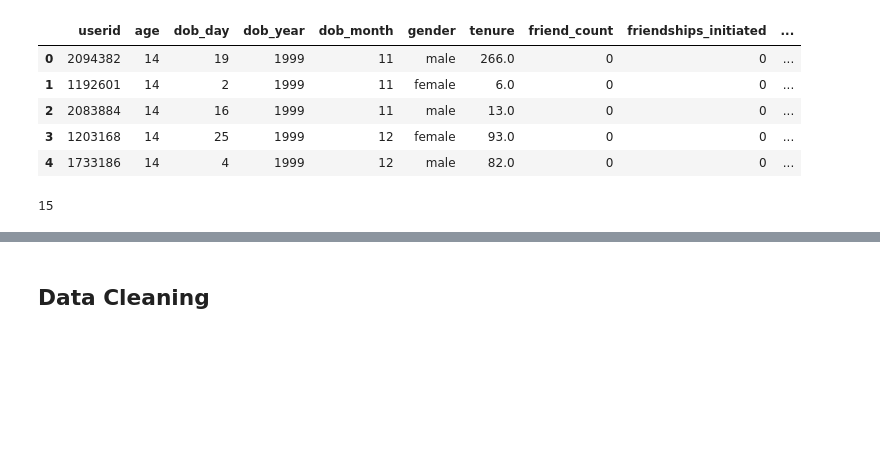
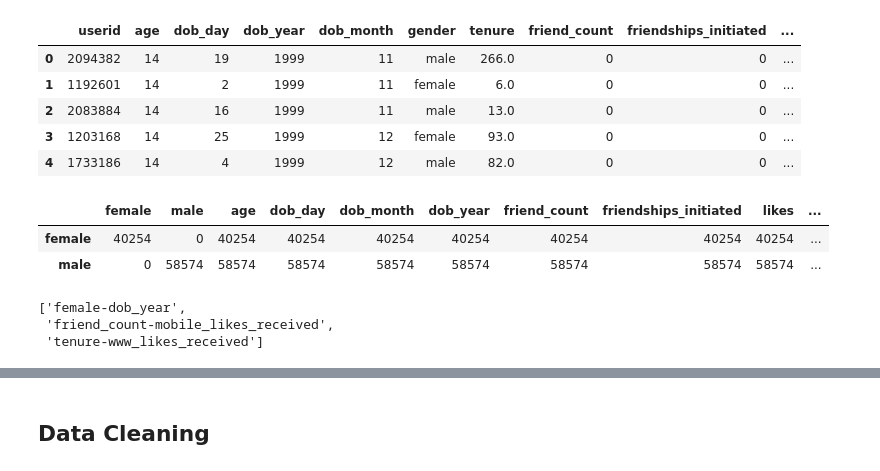
Before and after one commit to shioso20/Data_Project, a Jupyter notebook: Data_Processes/processes.ipynb, the cells around one changed output, grey strips where cells are left out. Saved outputs shown, nothing was run; the diff lists cells and outputs as text; code cells hidden in the pictures; blank space fills up the shorter version.

```diff
--- a/Data_Processes/processes.ipynb
+++ b/Data_Processes/processes.ipynb
@@ -56,7 +58,46 @@ df.head()
 | 2 | 2083884 | 14 | 16 | 1999 | 11 | male | 13.0 | 0 | 0 | ... |
 | 3 | 1203168 | 14 | 25 | 1999 | 12 | female | 93.0 | 0 | 0 | ... |
 | 4 | 1733186 | 14 | 4 | 1999 | 12 | male | 82.0 | 0 | 0 | ... |
-# %%
-len(df.columns)
-# %% [output]
-15
+# %%
+
+def cross_tab(df,by_col):
+
+    new_df = df.pivot_table(
+
+        index = by_col,
+        values = df.columns ,
+        aggfunc= "count"
+    )
+
+    of_ = pd.crosstab(df[by_col],df[by_col])
+    of_.index.name = None
+    new_df = pd.concat([of_ ,new_df],axis=1)
+
+    return new_df
+# %%
+new_df = cross_tab(df,"gender")
+new_df
+# %% [output]
+|  | female | male | age | dob_day | dob_month | dob_year | friend_count | friendships_initiated | likes | ... |
+| female | 40254 | 0 | 40254 | 40254 | 40254 | 40254 | 40254 | 40254 | 40254 | ... |
+| male | 0 | 58574 | 58574 | 58574 | 58574 | 58574 | 58574 | 58574 | 58574 | ... |
+# %%
+actual_columns  = new_df.columns
+
+how_many_banners_to_add = int(input("How Many Banners?"))
+
+name_banners = input("Name the "+str(how_many_banners_to_add)+ "sep by ,").split(",")
+
+cols_range  = []
+
+for i in range(3):
+
+    first_from = input(str(i)+" Banner From column - column: del - ")
+
+    cols_range.append(first_from)
+
+cols_range
+# %% [output]
+['female-dob_year',
+ 'friend_count-mobile_likes_received',
+ 'tenure-www_likes_received']
```
Also changed, not shown: parts of 6 cells of this notebook, 8 other files.
